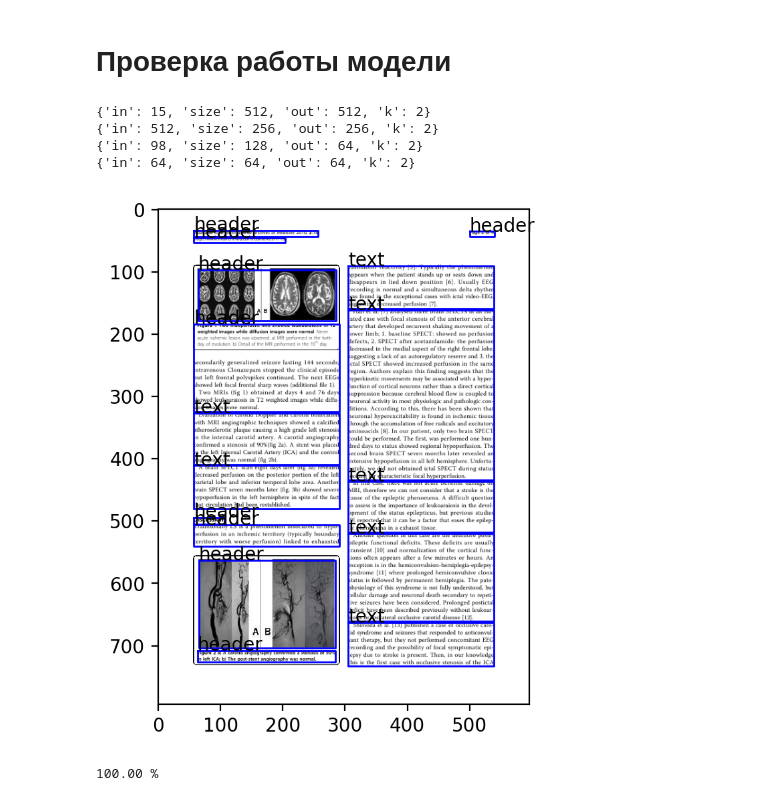
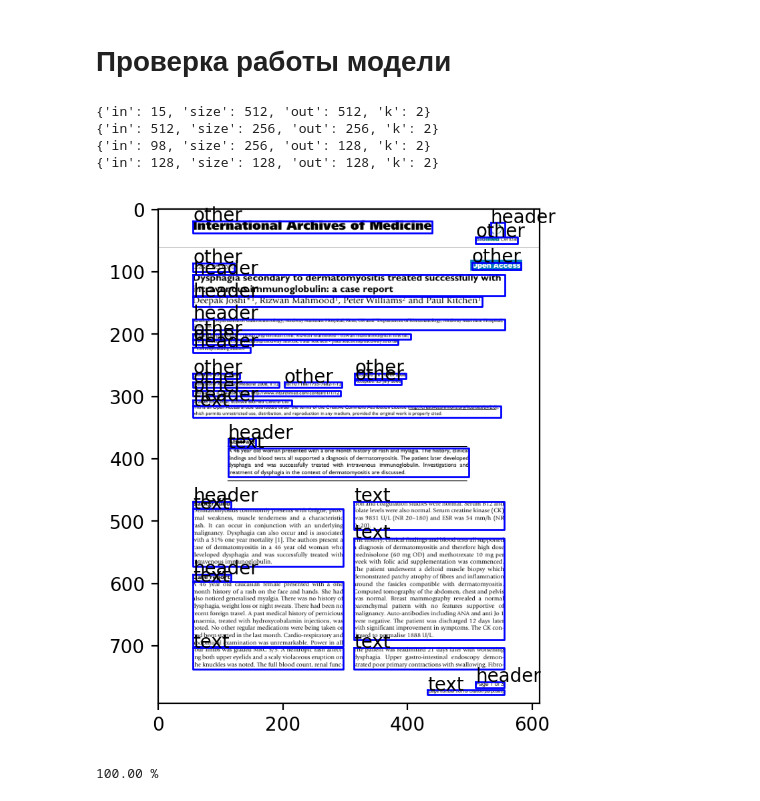
Before and after one commit to YRL-AIDA/rows2regionsGLAM, a Jupyter notebook: notebooks/rows2regions_model_exp.ipynb, the cells around one changed output. Cells and saved outputs as stored; diff of their text form; code cells hidden in the pictures.

```diff
--- a/notebooks/rows2regions_model_exp.ipynb
+++ b/notebooks/rows2regions_model_exp.ipynb
@@ -143,10 +171,4 @@ def build_conjugate_graph(A:torch.Tensor):
 # %%
-import torch
-from torch.nn import Linear, BCELoss, BCEWithLogitsLoss, CrossEntropyLoss, GELU, HuberLoss,ModuleList
-from torch.nn.functional import relu
-from torch_geometric.nn import BatchNorm, TAGConv
-import random
-
 class TagModule(torch.nn.Module):
     def __init__(self, tag):
         super(TagModule, self).__init__()
@@ -265,23 +287,17 @@ class CustomLoss(torch.nn.Module):
         e_pred = pred_dict["E_pred_logits"]
         e_true = dict_graph["true_edges"]
         e_pred = e_pred.squeeze()
-        r = random.randint(0, 100000)
         loss_edge = self.bce(e_pred, e_true)
 
         # Узлы
         n_pred = pred_dict["node_classes"]
 
         n_true = dict_graph["true_nodes"]
-        if r < 100:
+        if random.randint(0, 100000) < 100:
             print(e_pred)
         loss_node = self.ce(n_pred, n_true)
 
-        # Строковая регуляризация
-        # ang = dict_graph['Y'][:, 0]
-        # sig_pred = torch.sigmoid(e_pred)
-        # ang_loss = torch.dot(1-ang, 1-sig_pred)/ang.shape[0]
-
-        loss = self.edge_coef*loss_edge  +self.node_coef*loss_node # + 0.5*ang_loss
+        loss = self.edge_coef*loss_edge  +self.node_coef*loss_node
         return loss
 
 class TorchModel(torch.nn.Module):
@@ -419,17 +435,17 @@ PARAMS  = {
     "node_featch": 15,
     "edge_featch": 4,
     "epochs": 15,
-    "batch_size": 40,
+    "batch_size": 30,
     "learning_rate": 0.001,
     "Tag":[  {'in': -1, 'size': 512, 'out': 512, 'k': 2},
             {'in': 512, 'size': 256, 'out': 256, 'k': 2},
             ],
-    "TagEdge": [ {'in': -1, 'size': 128, 'out': 64, 'k': 2},
-            {'in': 64, 'size': 64, 'out': 64, 'k': 2},
+    "TagEdge": [ {'in': -1, 'size': 256, 'out': 128, 'k': 2},
+            {'in': 128, 'size': 128, 'out': 128, 'k': 2},
             ],
     "NodeLinear": [-1, 64, 32],
     "NodeLinearClassifier": [-1, 16, 8],
-    "EdgeLinearClassifier": [-1, 64, 16, 1],
+    "EdgeLinearClassifier": [-1, 64, 1],
     "batchNormNode": True,
     "batchNormEdge": True,
     "seg_k": 0.5,
@@ -696,26 +712,26 @@ rows2regions = Rows2Regions({
 # %% [output]
 {'in': 15, 'size': 512, 'out': 512, 'k': 2}
 {'in': 512, 'size': 256, 'out': 256, 'k': 2}
-{'in': 98, 'size': 128, 'out': 64, 'k': 2}
-{'in': 64, 'size': 64, 'out': 64, 'k': 2}
+{'in': 98, 'size': 256, 'out': 128, 'k': 2}
+{'in': 128, 'size': 128, 'out': 128, 'k': 2}
 # %%
-torch_dict2 = dataset[56]
+torch_dict2 = dataset[3]
 path_pdf = os.path.join(dataset_path, torch_dict2['file_name'] + ".pdf")
 pdf_json, img = pdf_manager.get_json_and_img_from_pdf(path_pdf)
 ploter.set_dpi(200)
 ploter.plot_img(img)
 # ploter.plot_tokens(tokenizer, torch_dict2)
 
 # Регионы --------------------------------------------------------------
 row_json = row_manager.get_row_json_from_pdf_json(pdf_json)
 
 rows_model.from_dict({"rows": row_json})
 rows2regions.convert(rows_model, region_model)
 
 for reg in region_model.regions:
     reg.segment.plot(text=reg.label)
 # %% [output]
-[figure, old version]
+[figure, new version]
 # %%
 from rows2regionsGLAM.metrics import GridMetric
 from torchmetrics.detection.mean_ap import MeanAveragePrecision
```
Also changed, not shown: parts of 6 cells of this notebook.
